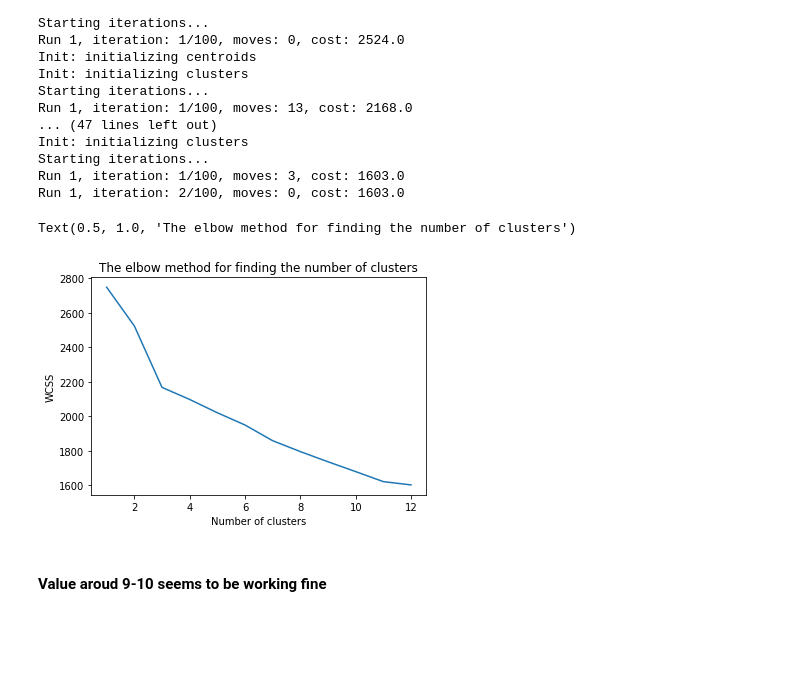
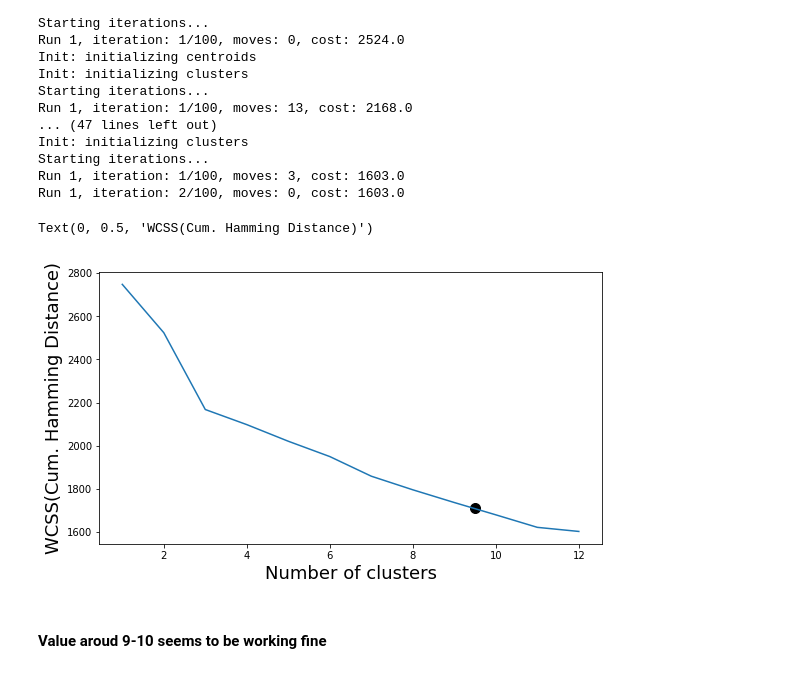
Before and after one commit to mananmadan/Learning-Perspectives, a Jupyter notebook: code/experimental/K-Modes.ipynb, the cells around one changed output. Drawn from its saved outputs; the diff is of its cells as text; code cells hidden in the pictures; blank space fills up the shorter version.

```diff
--- a/code/experimental/K-Modes.ipynb
+++ b/code/experimental/K-Modes.ipynb
@@ -159,13 +159,15 @@ Run 1, iteration: 1/100, moves: 3, cost: 1603.0
 Run 1, iteration: 2/100, moves: 0, cost: 1603.0
 # %%
 y = np.array([i for i in range(1,13)])
+fig= plt.figure(figsize=(9,5))
 plt.plot(y,cost)
-plt.xlabel('Number of clusters')
-plt.ylabel('WCSS')
-plt.title('The elbow method for finding the number of clusters')
+plt.scatter(9.5,1710,s=100,c='black')
+plt.xlabel('Number of clusters',fontsize=18)
+plt.ylabel('WCSS(Cum. Hamming Distance)',fontsize=18)
+#plt.title('The elbow method for finding the number of clusters')
 # %% [output]
-Text(0.5, 1.0, 'The elbow method for finding the number of clusters')
+Text(0, 0.5, 'WCSS(Cum. Hamming Distance)')
-[figure, old version]
+[figure, new version]
 # %% [markdown]
 #### Value aroud 9-10 seems to be working fine
 # %%
```
Also changed, not shown: parts of 17 cells of this notebook, 2 other files.
